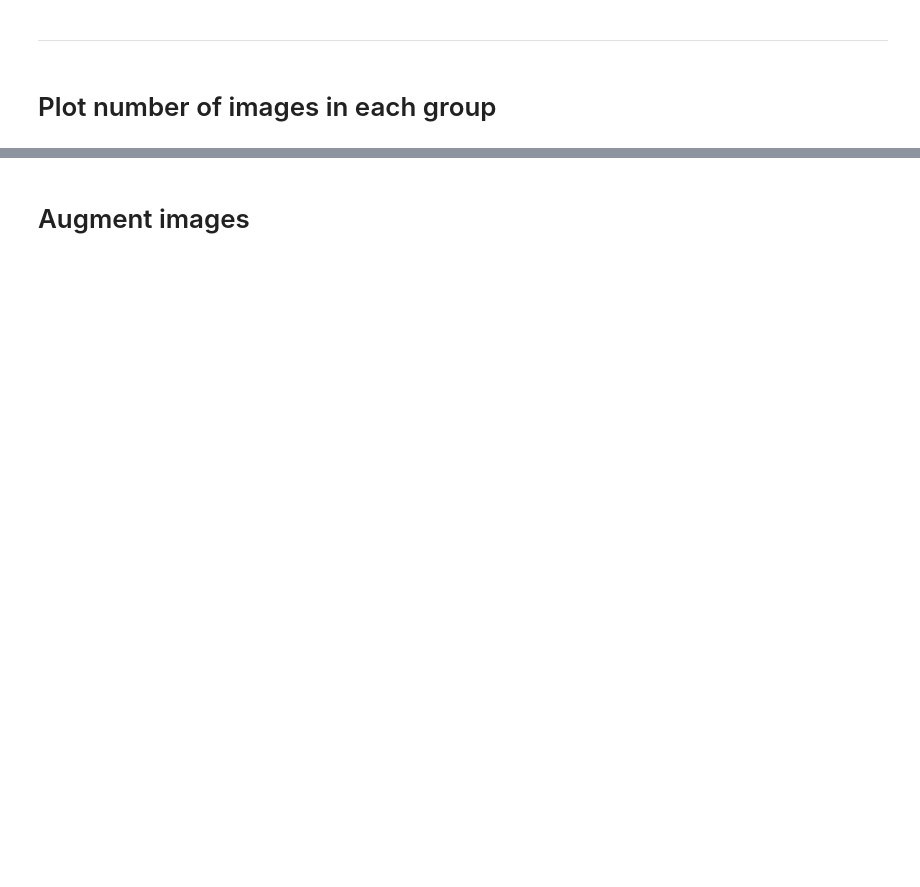
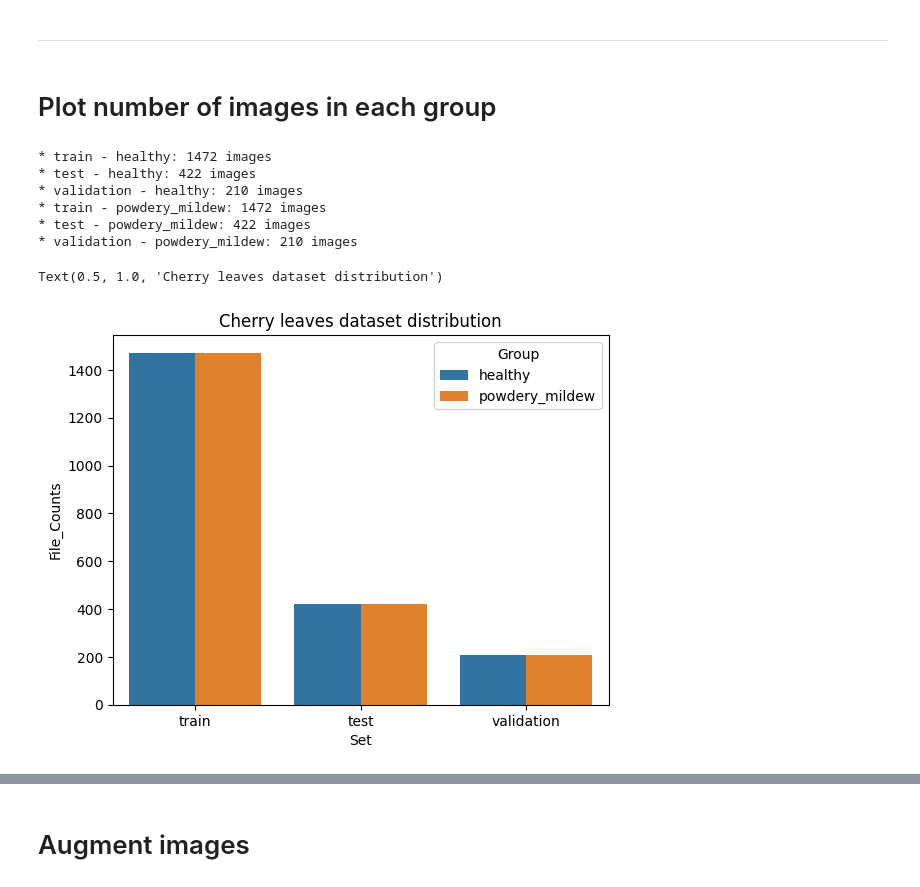
Before and after one commit to BGCG/project-5, a Jupyter notebook: jupyter_notebooks/ModelEvaluation.ipynb, the cells around one changed output, grey strips where cells are left out. Drawn from its saved outputs; the diff is of its cells as text; code cells hidden in the pictures; blank space fills up the shorter version.

```diff
--- a/jupyter_notebooks/ModelEvaluation.ipynb
+++ b/jupyter_notebooks/ModelEvaluation.ipynb
@@ -92,22 +104,32 @@ image_shape
 # %%
 file_counts, data_split, group = [], [], []
 
 for label in labels:
     for i in ['train', 'test', 'validation']:
         file_path = os.path.join(data_dir, i, label)
         files = os.listdir(file_path)
         num_files = len(files)
         file_counts.append(num_files)
         data_split.append(i)
         group.append(label)
 
         print(f'* {i} - {label}: {len(os.listdir(file_path))} images')
 
 df = pd.DataFrame({'Set': data_split, 'Group': group, 'File_Counts': file_counts})
 
 sns.barplot(data=df, x='Set', y='File_Counts', hue='Group')
-plt.savefig(f'{output_dir}/labels_distribution.png')
+plt.savefig(f'{output_dir}/labels_distribution.png',
+            bbox_inches='tight', dpi=150)
 plt.title('Cherry leaves dataset distribution')
+# %% [output]
+* train - healthy: 1472 images
+* test - healthy: 422 images
+* validation - healthy: 210 images
+* train - powdery_mildew: 1472 images
+* test - powdery_mildew: 422 images
+* validation - powdery_mildew: 210 images
+Text(0.5, 1.0, 'Cherry leaves dataset distribution')
+[figure, added]
 # %%
 df_pie = df[0:3]
 plt.figure(figsize=(3,3))
```
Also changed, not shown: parts of 26 cells of this notebook.
